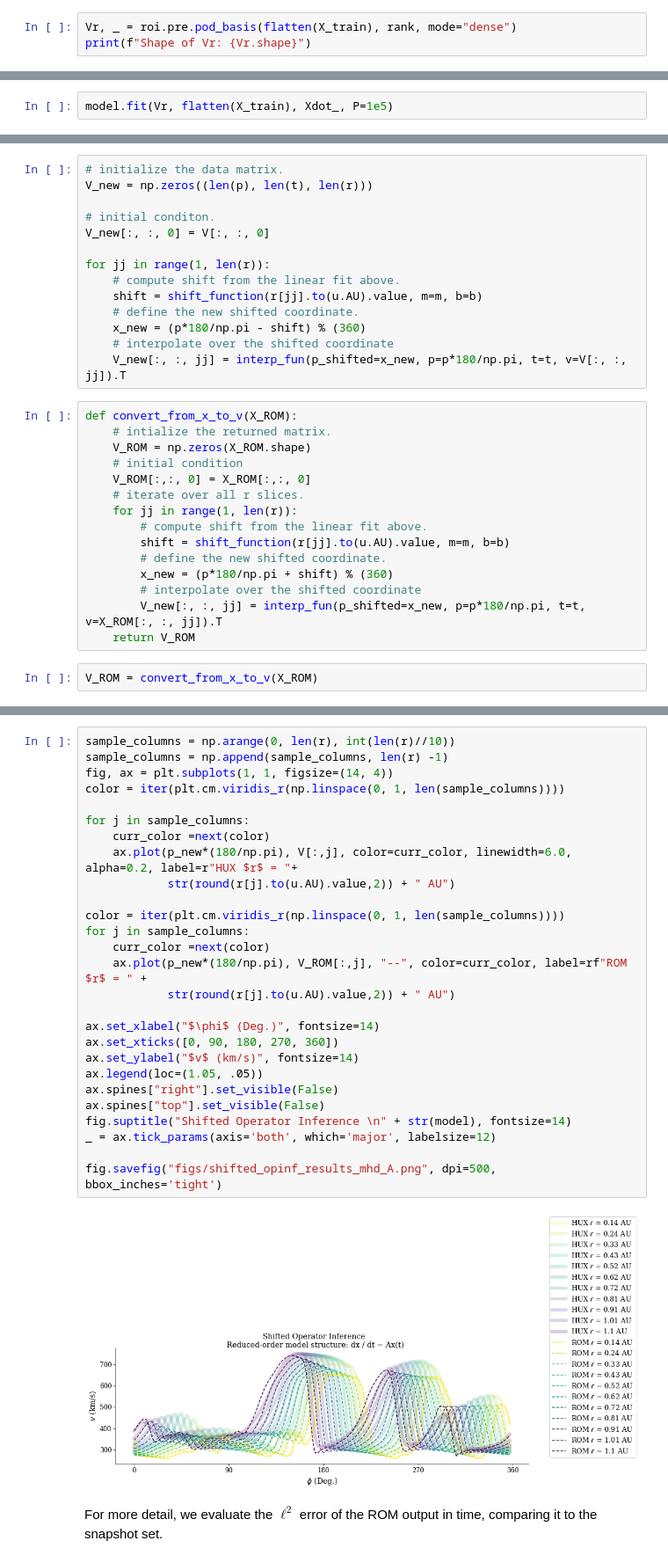
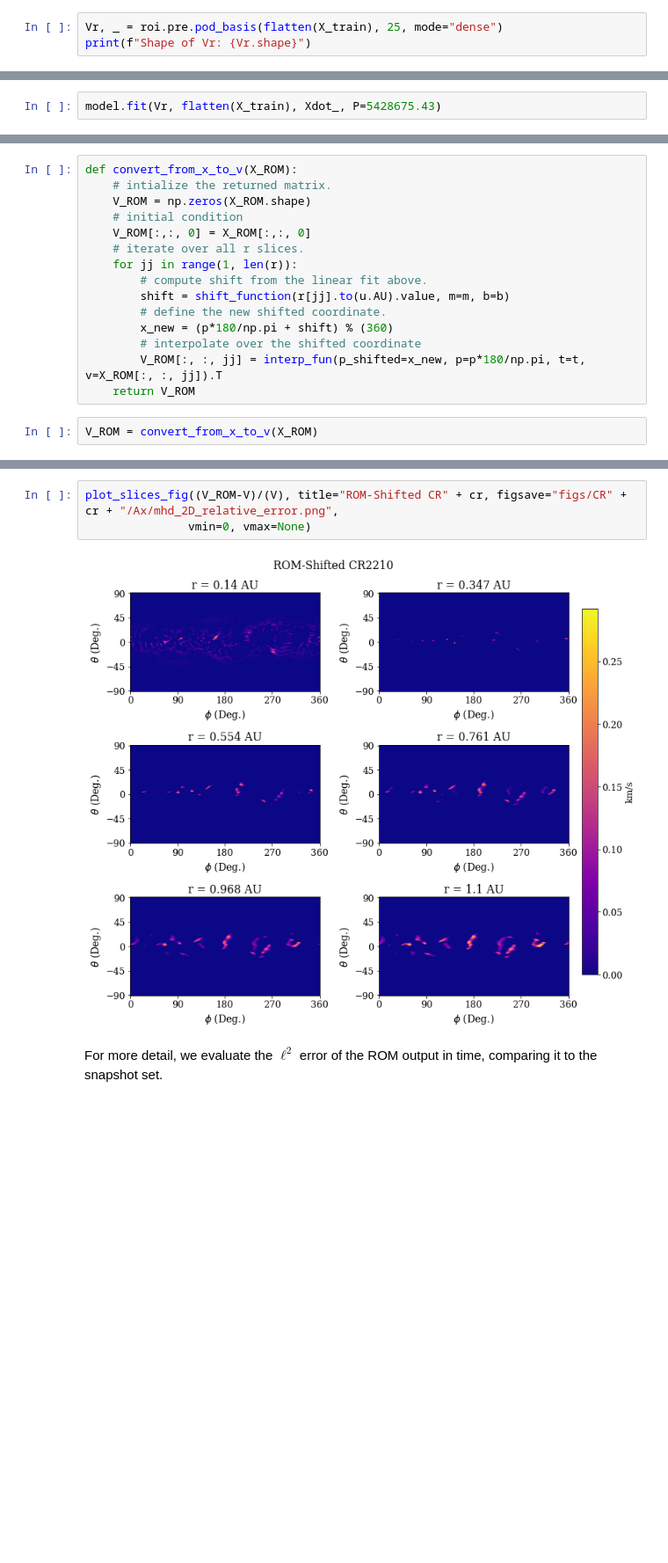
Before and after one commit to opaliss/Space-Weather-ROM, a Jupyter notebook: MHD/SW-ROM-Shifted-MHD-2D-LowRes.ipynb, the cells around one changed output, grey strips where cells are left out. Shown at 88% size. Drawn from its saved outputs; the diff is of its cells as text; blank space fills up the shorter version.

Commit message:
Add MHD 2D results for linear model.

```diff
--- a/MHD/SW-ROM-Shifted-MHD-2D-LowRes.ipynb
+++ b/MHD/SW-ROM-Shifted-MHD-2D-LowRes.ipynb
@@ -370,6 +364,6 @@ $$
 V_{r} := \Phi_{:,:r}.
 $$
 # %%
-Vr, _ = roi.pre.pod_basis(flatten(X_train), rank, mode="dense")
+Vr, _ = roi.pre.pod_basis(flatten(X_train), 25, mode="dense")
 print(f"Shape of Vr: {Vr.shape}")
 # %% [output]
@@ -434,7 +432,7 @@ $$
 $$
 This is all done in the `fit()` method, given $X$, $\dot{X}$, and $V_r$.
 # %%
-model.fit(Vr, flatten(X_train), Xdot_, P=1e5)
+model.fit(Vr, flatten(X_train), Xdot_, P=5428675.43)
 # %% [output]
 <rom_operator_inference._core._inferred.InferredContinuousROM at 0x...>
 # %%
@@ -495,20 +472,6 @@ fig.savefig("figs/mhd_2D_XROM_shifted_slices.png", dpi=300, bbox_inches='tight')
 
 To see how the ROM does, we begin by visualizing the simulation output `X_ROM`.
 It should look similar to the plot of the snapshot data `X`.
-# %%
-# initialize the data matrix.
-V_new = np.zeros((len(p), len(t), len(r)))
-
-# initial conditon.
-V_new[:, :, 0] = V[:, :, 0]
-
-for jj in range(1, len(r)):
-    # compute shift from the linear fit above.
-    shift = shift_function(r[jj].to(u.AU).value, m=m, b=b)
-    # define the new shifted coordinate.
-    x_new = (p*180/np.pi - shift) % (360)
-    # interpolate over the shifted coordinate
-    V_new[:, :, jj] = interp_fun(p_shifted=x_new, p=p*180/np.pi, t=t, v=V[:, :, jj]).T
 # %%
 def convert_from_x_to_v(X_ROM):
     # intialize the returned matrix.
@@ -522,7 +485,7 @@ def convert_from_x_to_v(X_ROM):
         # define the new shifted coordinate.
         x_new = (p*180/np.pi + shift) % (360)
         # interpolate over the shifted coordinate
-        V_new[:, :, jj] = interp_fun(p_shifted=x_new, p=p*180/np.pi, t=t, v=X_ROM[:, :, jj]).T
+        V_ROM[:, :, jj] = interp_fun(p_shifted=x_new, p=p*180/np.pi, t=t, v=X_ROM[:, :, jj]).T
     return V_ROM
 # %%
 V_ROM = convert_from_x_to_v(X_ROM)
@@ -577,32 +496,8 @@ _ = ax[1].tick_params(axis='both', which='major', labelsize=12)
 # %%
-sample_columns = np.arange(0, len(r), int(len(r)//10))
-sample_columns = np.append(sample_columns, len(r) -1)
-fig, ax = plt.subplots(1, 1, figsize=(14, 4))
-color = iter(plt.cm.viridis_r(np.linspace(0, 1, len(sample_columns))))
-
-for j in sample_columns:
-    curr_color =next(color)
-    ax.plot(p_new*(180/np.pi), V[:,j], color=curr_color, linewidth=6.0, alpha=0.2, label=r"HUX $r$ = "+
-            str(round(r[j].to(u.AU).value,2)) + " AU")
-
-color = iter(plt.cm.viridis_r(np.linspace(0, 1, len(sample_columns))))
-for j in sample_columns:
-    curr_color =next(color)
-    ax.plot(p_new*(180/np.pi), V_ROM[:,j], "--", color=curr_color, label=rf"ROM $r$ = " +
-            str(round(r[j].to(u.AU).value,2)) + " AU")
-
-ax.set_xlabel("$\phi$ (Deg.)", fontsize=14)
-ax.set_xticks([0, 90, 180, 270, 360])
-ax.set_ylabel("$v$ (km/s)", fontsize=14)
-ax.legend(loc=(1.05, .05))
-ax.spines["right"].set_visible(False)
-ax.spines["top"].set_visible(False)
-fig.suptitle("Shifted Operator Inference \n" + str(model), fontsize=14)
-_ = ax.tick_params(axis='both', which='major', labelsize=12)
-
-fig.savefig("figs/shifted_opinf_results_mhd_A.png", dpi=500, bbox_inches='tight')
+plot_slices_fig((V_ROM-V)/(V), title="ROM-Shifted CR" + cr, figsave="figs/CR" + cr + "/Ax/mhd_2D_relative_error.png",
+               vmin=0, vmax=None)
 # %% [output]
-[figure, old version]
+[figure, new version]
 # %% [markdown]
 
 For more detail, we evaluate the $\ell^2$ error of the ROM output in time, comparing it to the snapshot set.
```
Also changed, not shown: parts of 42 cells of this notebook, 12 other files.
